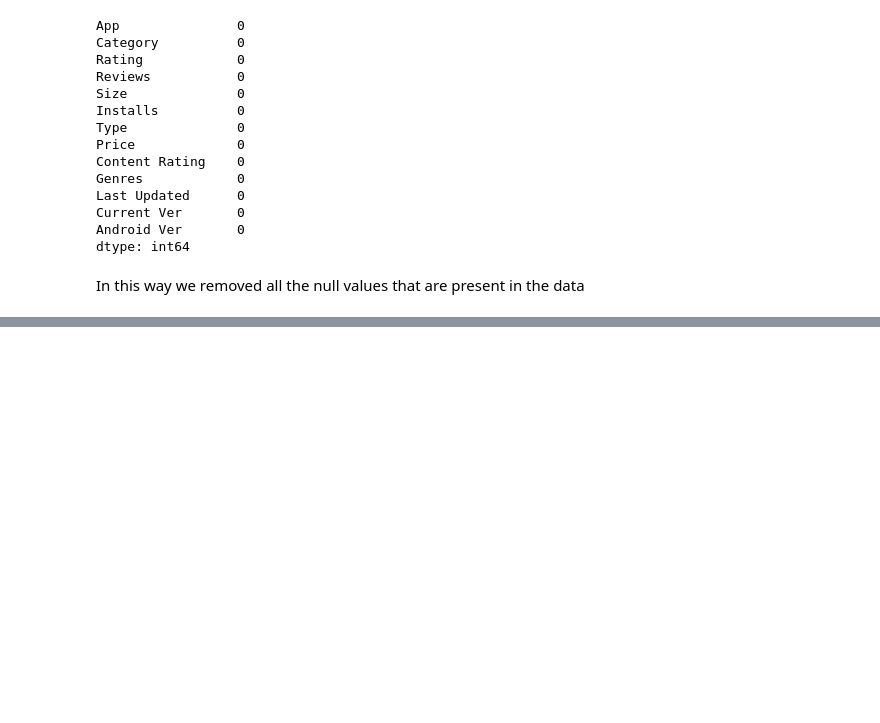
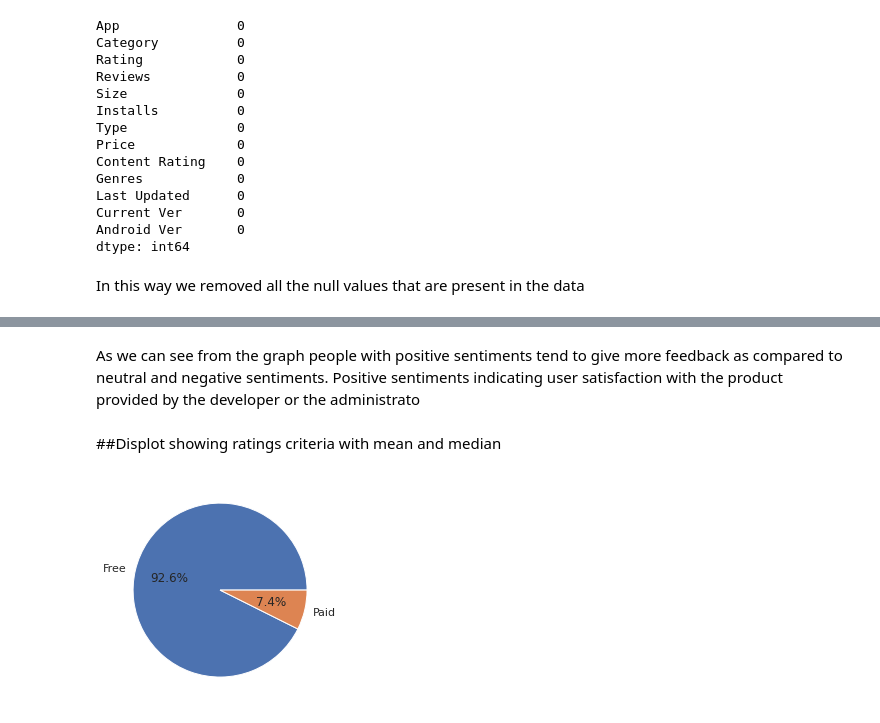
Before and after one commit to chetanre7/Google-Play-Store-app-review, a Jupyter notebook: Play_Store_App_Review_Analysis_Capstone_Project.ipynb, the cells around one changed output, grey strips where cells are left out. Cells and saved outputs as stored; diff of their text form; code cells hidden in the pictures; blank space fills up the shorter version.

```diff
--- a/Play_Store_App_Review_Analysis_Capstone_Project.ipynb
+++ b/Play_Store_App_Review_Analysis_Capstone_Project.ipynb
@@ -154,3 +174,13 @@ google_play_df.Rating = google_play_df['Rating'].transform(data_median)  #This w
+# %%
+def replace_with_median(series):
+    """
+    Given a series, replace the rows with null values
+    with median values
+    """
+    return series.fillna(series.median())
+
+google_play_df['Rating'] = google_play_df['Rating'].transform(replace_with_median)
+google_play_df['Rating'] = google_play_df['Rating'].astype(float)
 # %%
 google_play_df.isnull().sum()
 # %% [output]
@@ -206,11 +236,3 @@ Android Ver       0
 dtype: int64
 # %% [markdown]
 In this way we removed all the null values that are present in the data
-# %%
-google_play_df['Price']=google_play_df['Price'].apply((lambda x:str(x).replace('$','') if '$' in str(x) else str(x)))
-google_play_df['Price']=google_play_df['Price'].apply(lambda x: float(x))
-google_play_df['Reviews']=pd.to_numeric(google_play_df['Reviews'], errors='coerce')
-# %%
-google_play_df['Installs']= google_play_df['Installs'].apply(lambda x: str(x).replace('+','') if '+' in str(x) else str (x))
-google_play_df['Installs']= google_play_df['Installs'].apply(lambda x: str(x).replace(',','') if ',' in str(x) else str (x))
-google_play_df['Installs']=google_play_df['Installs'].apply(lambda x: float(x))
@@ -241,0 +250,11 @@ Now we got clean data, we remove null values we replace special characters of th
+# %% [markdown]
+As we can see from the graph people with positive sentiments tend to give more feedback as compared to neutral and negative sentiments. Positive sentiments indicating user satisfaction with the product provided by the developer or the administrato
+# %% [markdown]
+##Displot showing ratings criteria with mean and median
+# %%
+x = google_play_df.Type.value_counts()
+mylabel= ['Free','Paid']
+plt.pie(x,labels=mylabel,autopct= "%1.1f%%")
+plt.show()
+# %% [output]
+[figure, added]
```
Also changed, not shown: parts of 38 cells of this notebook.
